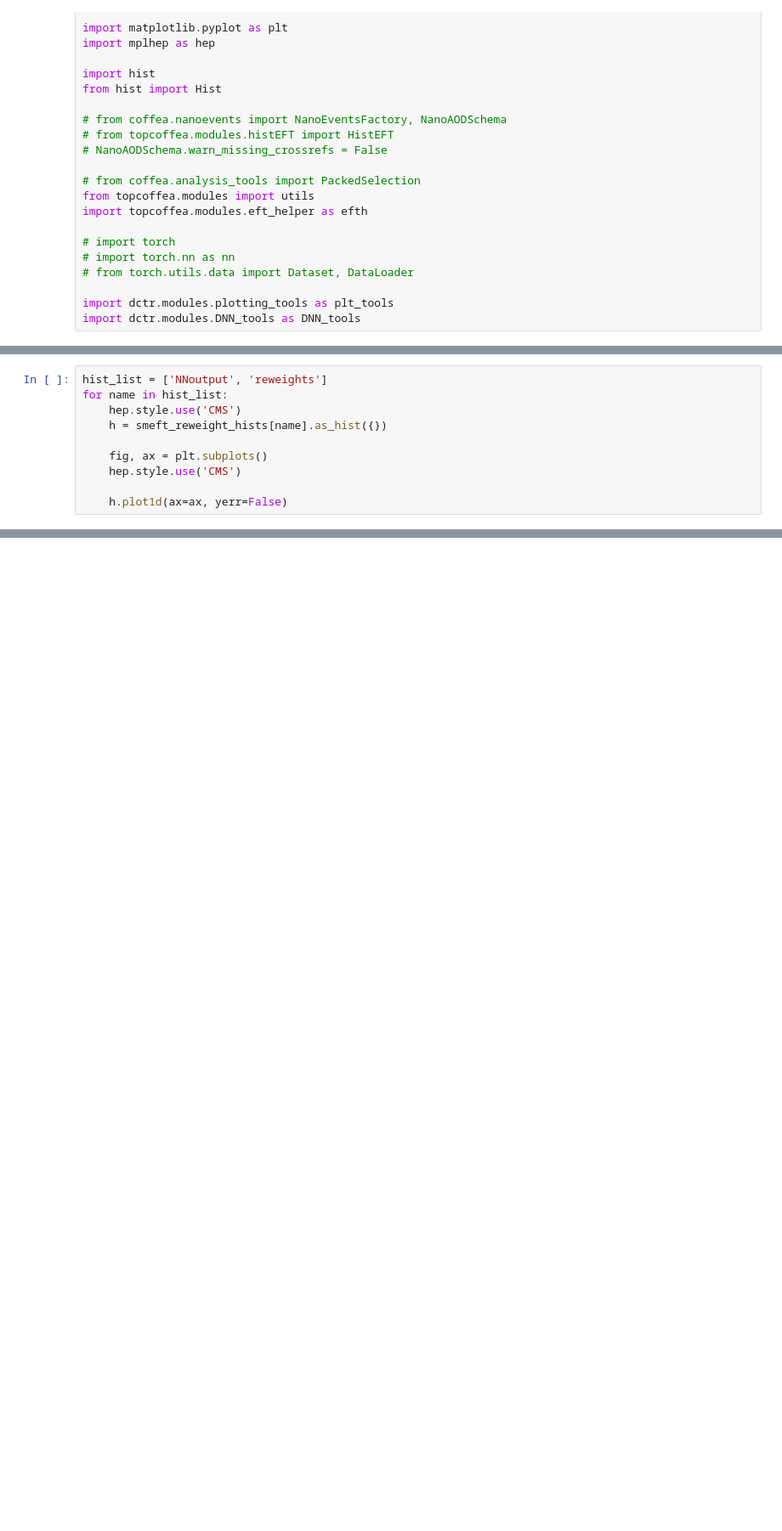
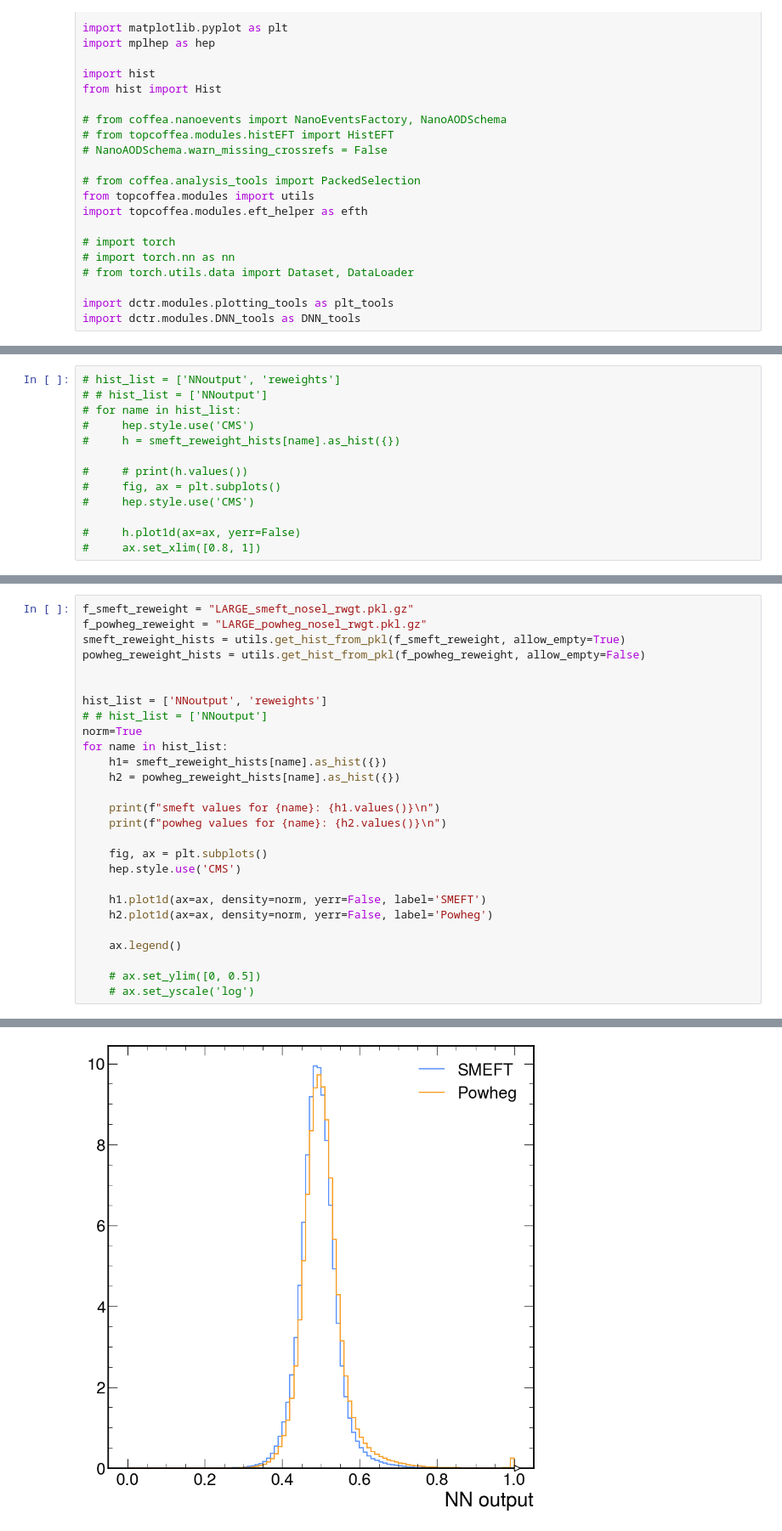
Before and after one commit to hannahbnelson/dctr-ttbar, a Jupyter notebook: analysis/plots_reweighted.ipynb, the cells around one changed output, grey strips where cells are left out. Shown: that part at 85% size. Drawn from its saved outputs; the diff is of its cells as text; blank space fills up the shorter version.

Commit message:
interactive plotting script for distributions reweighted using ML predictions

```diff
--- a/analysis/plots_reweighted.ipynb
+++ b/analysis/plots_reweighted.ipynb
@@ -92,10 +87,13 @@ powheg_hists = utils.get_hist_from_pkl(f_powheg, allow_empty=False)
 # %%
-hist_list = ['NNoutput', 'reweights']
-for name in hist_list:
-    hep.style.use('CMS')
-    h = smeft_reweight_hists[name].as_hist({})
+# hist_list = ['NNoutput', 'reweights']
+# # hist_list = ['NNoutput']
+# for name in hist_list:
+#     hep.style.use('CMS')
+#     h = smeft_reweight_hists[name].as_hist({})
 
-    fig, ax = plt.subplots()
-    hep.style.use('CMS')
+#     # print(h.values())
+#     fig, ax = plt.subplots()
+#     hep.style.use('CMS')
 
-    h.plot1d(ax=ax, yerr=False)
+#     h.plot1d(ax=ax, yerr=False)
+#     ax.set_xlim([0.8, 1])
@@ -266,0 +197,28 @@ saving fig to /users/hnelson2/dctr/analysis/reweight_plots/nosel_njets
+# %%
+f_smeft_reweight = "LARGE_smeft_nosel_rwgt.pkl.gz"
+f_powheg_reweight = "LARGE_powheg_nosel_rwgt.pkl.gz"
+smeft_reweight_hists = utils.get_hist_from_pkl(f_smeft_reweight, allow_empty=True)
+powheg_reweight_hists = utils.get_hist_from_pkl(f_powheg_reweight, allow_empty=False)
+
+
+hist_list = ['NNoutput', 'reweights']
+# # hist_list = ['NNoutput']
+norm=True
+for name in hist_list:
+    h1= smeft_reweight_hists[name].as_hist({})
+    h2 = powheg_reweight_hists[name].as_hist({})
+
+    print(f"smeft values for {name}: {h1.values()}\n")
+    print(f"powheg values for {name}: {h2.values()}\n")
+
+    fig, ax = plt.subplots()
+    hep.style.use('CMS')
+
+    h1.plot1d(ax=ax, density=norm, yerr=False, label='SMEFT')
+    h2.plot1d(ax=ax, density=norm, yerr=False, label='Powheg')
+
+    ax.legend()
+
+    # ax.set_ylim([0, 0.5])
+    # ax.set_yscale('log')
+# %% [output]
@@ -266,0 +242 @@ saving fig to /users/hnelson2/dctr/analysis/reweight_plots/nosel_njets
+[figure, added]
```
Also changed, not shown: parts of 8 cells of this notebook.
